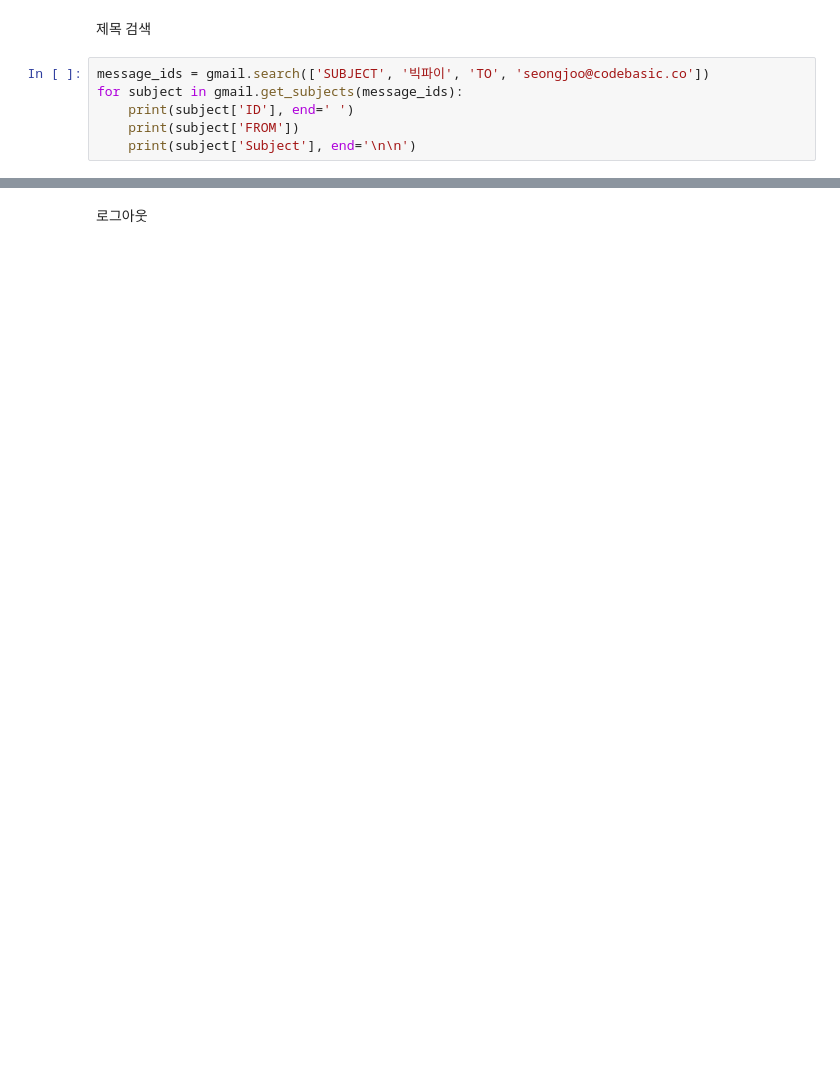
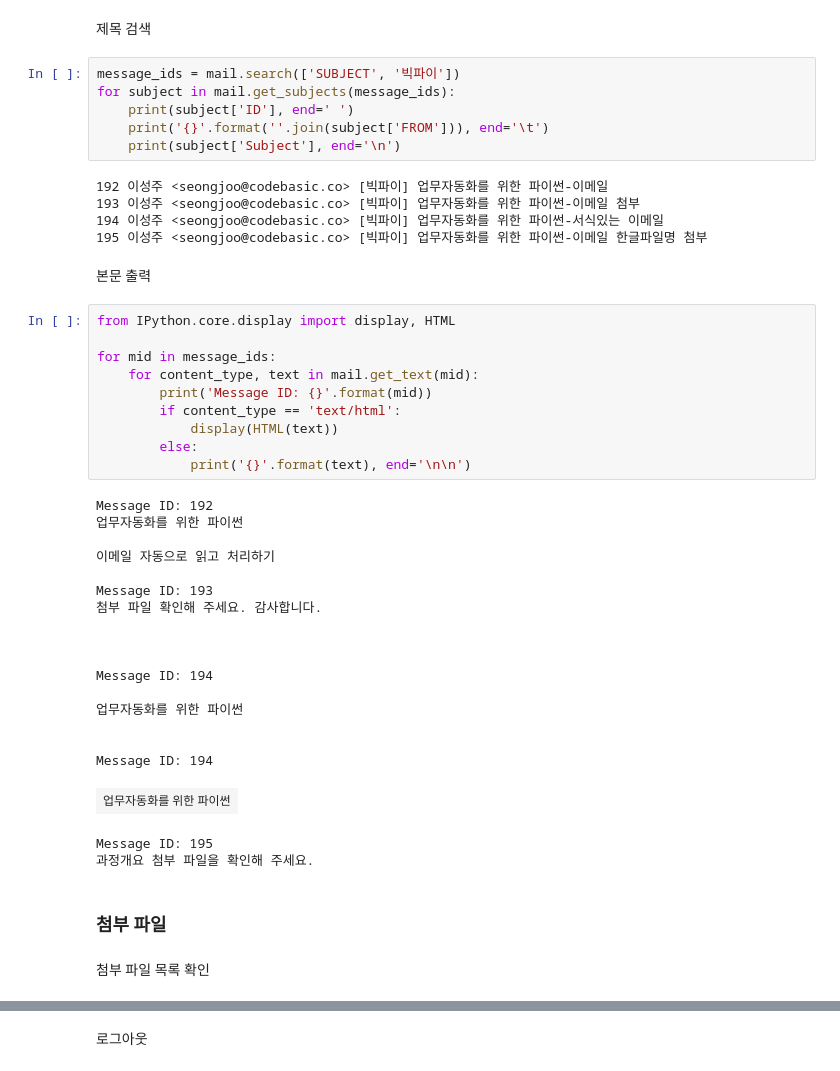
Before and after one commit to codebasic/learn-pyautomate, a Jupyter notebook: email/email.ipynb, the cells around one changed output, grey strips where cells are left out. Drawn from its saved outputs; the diff is of its cells as text; blank space fills up the shorter version.

```diff
--- a/email/email.ipynb
+++ b/email/email.ipynb
@@ -23,8 +37,49 @@ gmail = EmailClient('imap.gmail.com', ssl=True,
 # %% [markdown]
 제목 검색
 # %%
-message_ids = gmail.search(['SUBJECT', '빅파이', 'TO', 'seongjoo@codebasic.co'])
-for subject in gmail.get_subjects(message_ids):
+message_ids = mail.search(['SUBJECT', '빅파이'])
+for subject in mail.get_subjects(message_ids):
     print(subject['ID'], end=' ')
-    print(subject['FROM'])
-    print(subject['Subject'], end='\n\n')
+    print('{}'.format(''.join(subject['FROM'])), end='\t')
+    print(subject['Subject'], end='\n')
+# %% [output]
+192 이성주 <seongjoo@codebasic.co> [빅파이] 업무자동화를 위한 파이썬-이메일
+193 이성주 <seongjoo@codebasic.co> [빅파이] 업무자동화를 위한 파이썬-이메일 첨부
+194 이성주 <seongjoo@codebasic.co> [빅파이] 업무자동화를 위한 파이썬-서식있는 이메일
+195 이성주 <seongjoo@codebasic.co> [빅파이] 업무자동화를 위한 파이썬-이메일 한글파일명 첨부
+# %% [markdown]
+본문 출력
+# %%
+from IPython.core.display import display, HTML
+
+for mid in message_ids:
+    for content_type, text in mail.get_text(mid):
+        print('Message ID: {}'.format(mid))
+        if content_type == 'text/html':
+            display(HTML(text))
+        else:
+            print('{}'.format(text), end='\n\n')
+# %% [output]
+Message ID: 192
+업무자동화를 위한 파이썬
+
+이메일 자동으로 읽고 처리하기
+
+Message ID: 193
+첨부 파일 확인해 주세요. 감사합니다.
+
+
+
+Message ID: 194
+
+업무자동화를 위한 파이썬
+
+
+Message ID: 194
+| 업무자동화를 위한 파이썬 |
+Message ID: 195
+과정개요 첨부 파일을 확인해 주세요.
+# %% [markdown]
+### 첨부 파일
+# %% [markdown]
+첨부 파일 목록 확인
```
Also changed, not shown: parts of 18 cells of this notebook.
